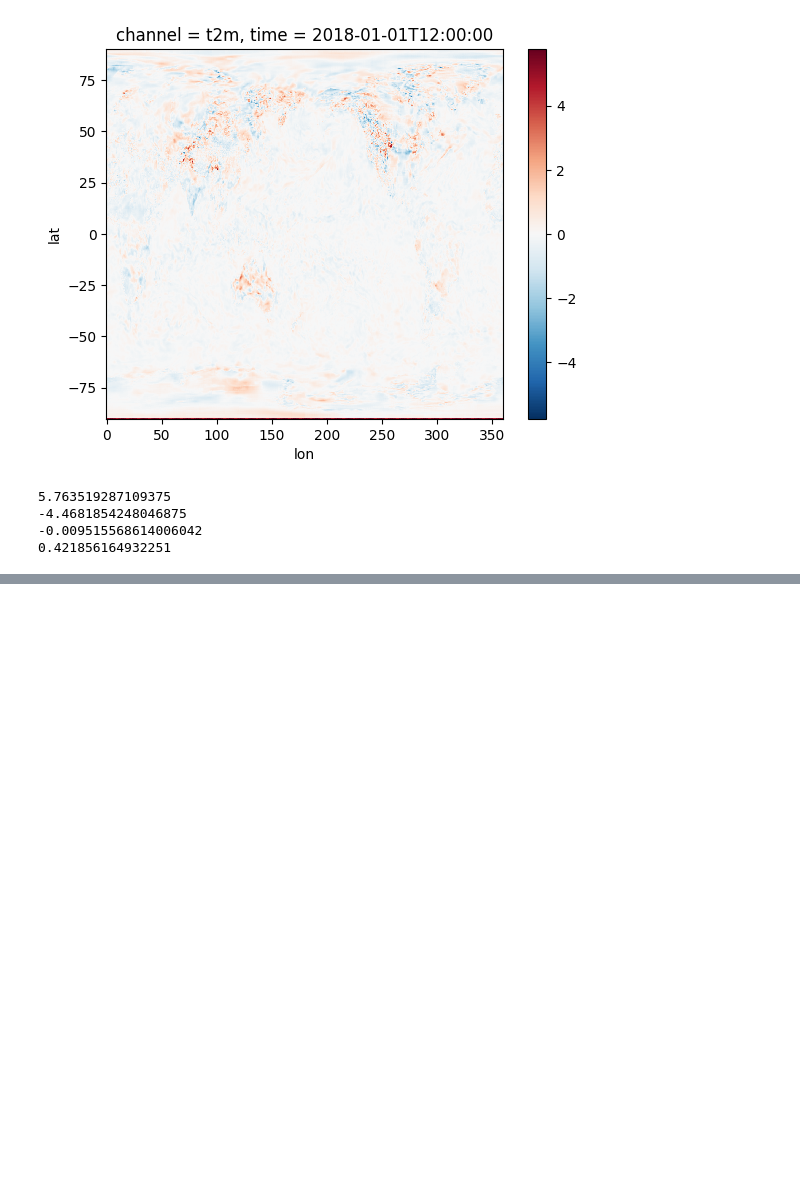
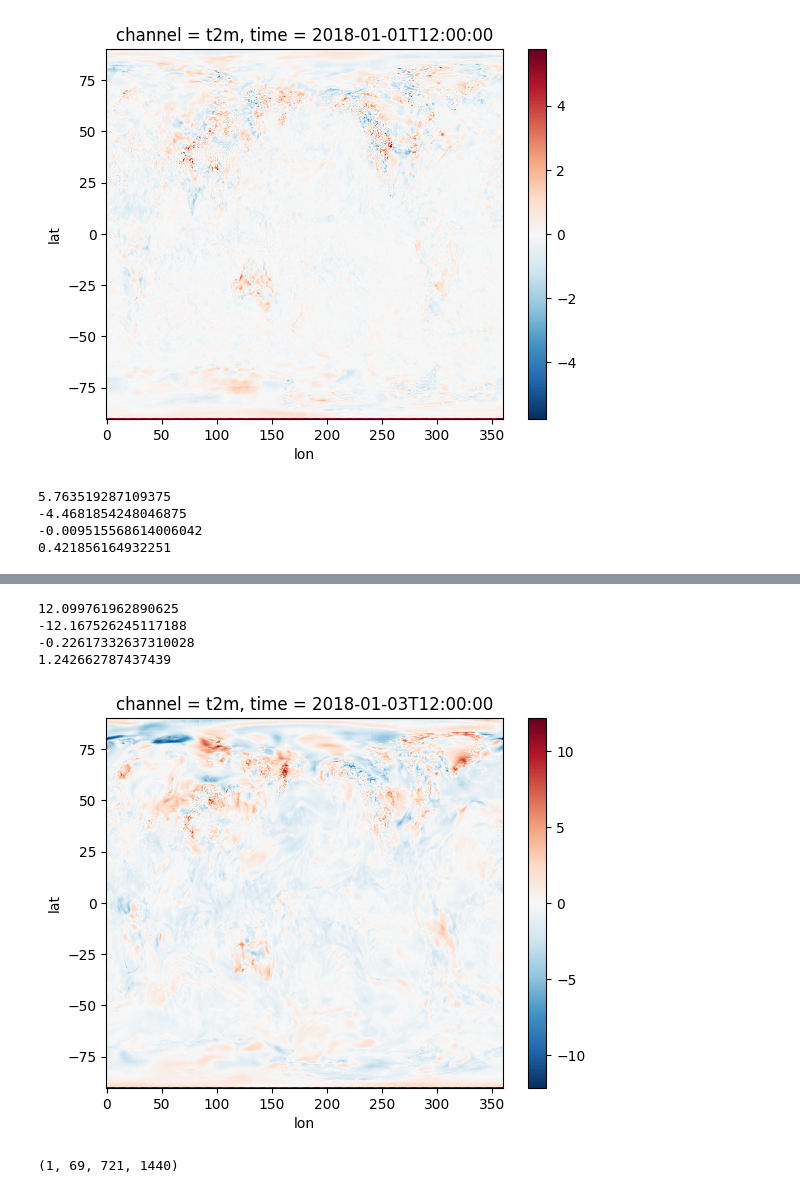
Before and after one commit to secondlaw-ai/skyrim, a Jupyter notebook: notebooks/pg_05_rollout.ipynb, the cells around one changed output, grey strips where cells are left out. Saved outputs shown, nothing was run; the diff lists cells and outputs as text; code cells hidden in the pictures; blank space fills up the shorter version.

```diff
--- a/notebooks/pg_05_rollout.ipynb
+++ b/notebooks/pg_05_rollout.ipynb
@@ -106,6 +132,9 @@ import pandas as pd
 
 tenth_state = xr.open_dataarray(output_paths[-1])
 # Convert the first datetime64 value to a datetime.datetime object
-cds_start_time = pd.to_datetime(tenth_state.time.values[0]).to_pydatetime()
-tenth_state_cds = model.predict_one_step(start_time=cds_start_time)
+tenth_state_start_time = pd.to_datetime(tenth_state.time.values[0]).to_pydatetime()
+eleventh_state_start_time = pd.to_datetime(tenth_state.time.values[1]).to_pydatetime()
+
+tenth_state_cds = model.predict_one_step(start_time=tenth_state_start_time)
+eleventh_state_cds = model.predict_one_step(start_time=eleventh_state_start_time)
 # %% [output]
@@ -124,0 +156,18 @@ tenth_state_cds = model.predict_one_step(start_time=cds_start_time)
+# %%
+def plot_t2m_diff(cds_da, model_da):
+    diff = model_da - cds_da
+    diff.isel(time=1).sel(channel="t2m").squeeze().plot()
+
+plot_t2m_diff(tenth_state_cds, tenth_state)
+describe_t2m_diff(tenth_state_cds, tenth_state)
+# %% [output]
+12.099761962890625
+-12.167526245117188
+-0.22617332637310028
+1.242662787437439
+[figure, added]
+# %%
+tenth_state_truth = eleventh_state_cds.isel(time=0)
+print(tenth_state_truth.shape)
+# %% [output]
+(1, 69, 721, 1440)
```
Also changed, not shown: parts of 7 cells of this notebook, 14 other files.
